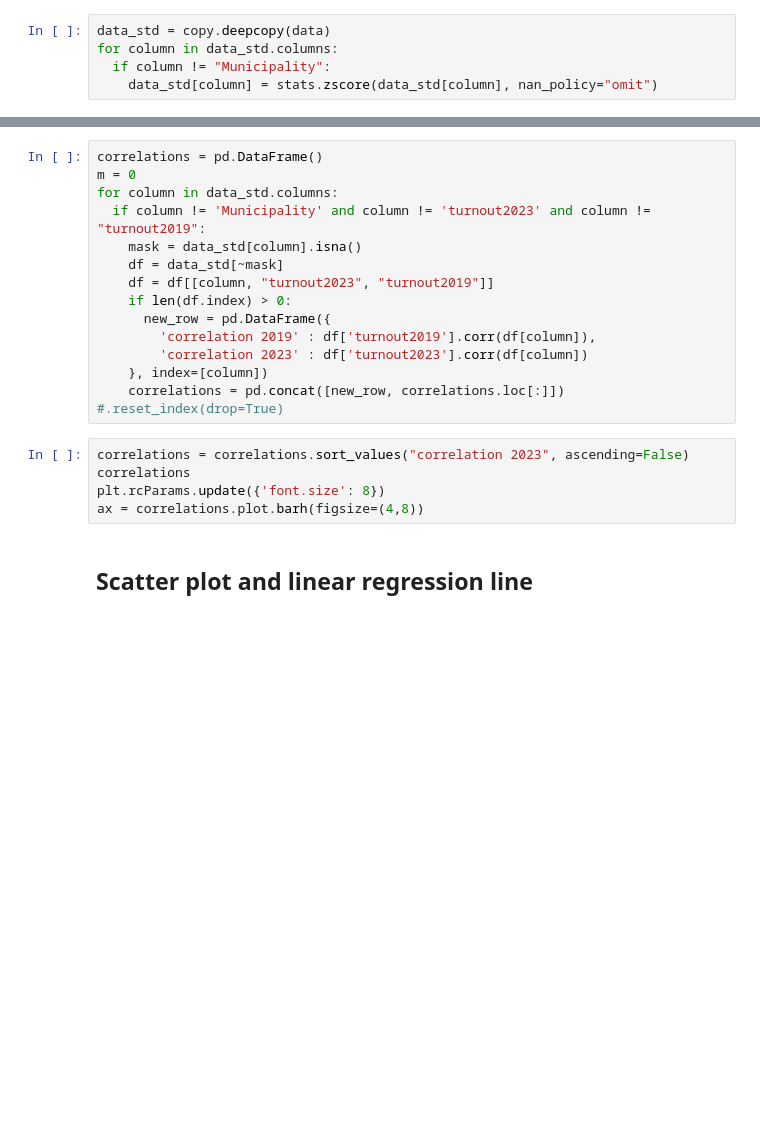
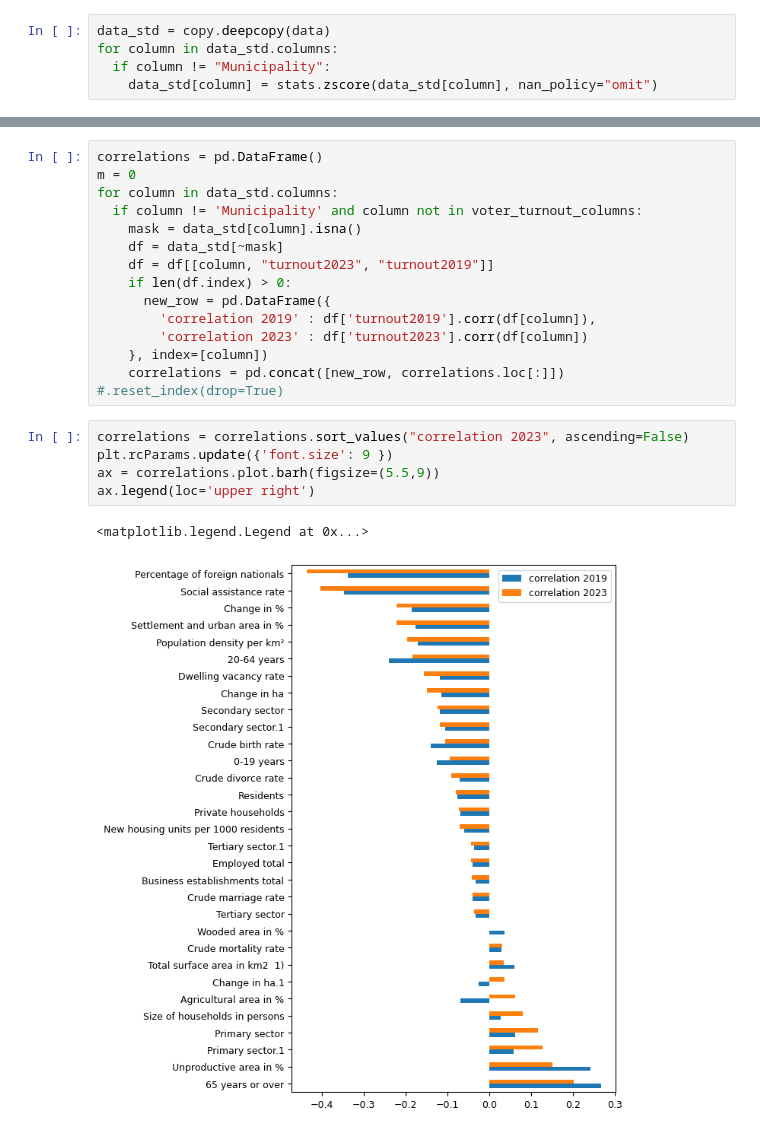
Before and after one commit to t4d-gmbh/voter-turnout-in-switzerland, a Jupyter notebook: voter-turnout-in-switzerland.ipynb, the cells around one changed output, grey strips where cells are left out. Cells and saved outputs as stored; diff of their text form; blank space fills up the shorter version.

```diff
--- a/voter-turnout-in-switzerland.ipynb
+++ b/voter-turnout-in-switzerland.ipynb
@@ -173,7 +167,7 @@ As a comparison value we use the the voter turnout from 2019.
 correlations = pd.DataFrame()
 m = 0
 for column in data_std.columns:
-  if column != 'Municipality' and column != 'turnout2023' and column != "turnout2019":
+  if column != 'Municipality' and column not in voter_turnout_columns:
     mask = data_std[column].isna()
     df = data_std[~mask]
     df = df[[column, "turnout2023", "turnout2019"]]
@@ -185,8 +179,9 @@ for column in data_std.columns:
     correlations = pd.concat([new_row, correlations.loc[:]]) #.reset_index(drop=True)
 # %%
 correlations = correlations.sort_values("correlation 2023", ascending=False)
-correlations
-plt.rcParams.update({'font.size': 8})
-ax = correlations.plot.barh(figsize=(4,8))
+plt.rcParams.update({'font.size': 9 })
+ax = correlations.plot.barh(figsize=(5.5,9))
+ax.legend(loc='upper right')
+# %% [output]
+<matplotlib.legend.Legend at 0x...>
+[figure, added]
-# %% [markdown]
-## Scatter plot and linear regression  line
```
Also changed, not shown: parts of 50 cells of this notebook.
